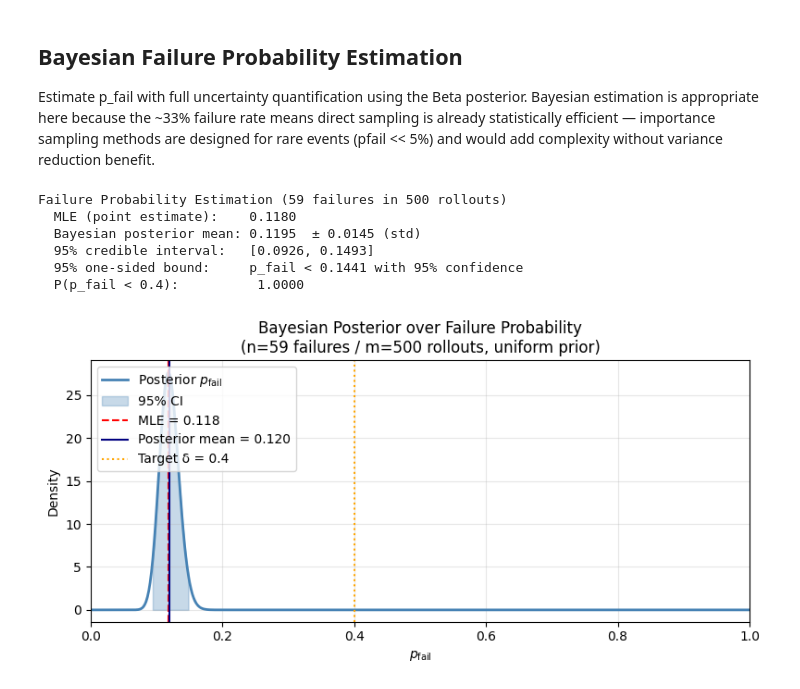
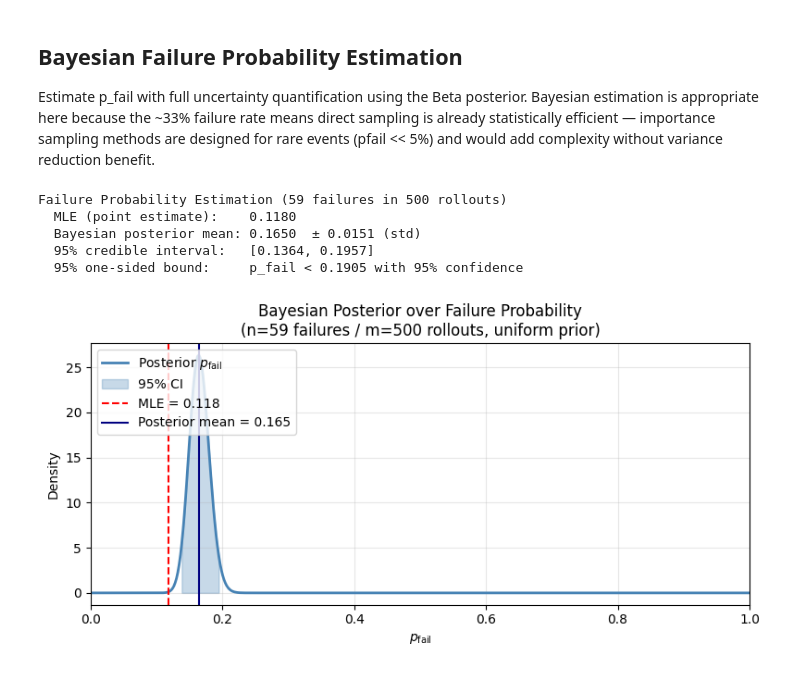
Before and after one commit to danieljiang520/StanfordRoundabout, a Jupyter notebook: traj_distribution.ipynb, the cells around one changed output. Drawn from its saved outputs; the diff is of its cells as text; code cells hidden in the pictures.

```diff
--- a/traj_distribution.ipynb
+++ b/traj_distribution.ipynb
@@ -331,42 +331,42 @@ import matplotlib.pyplot as plt
 
 # Estimate failure probability from the collected rollout logs
 # Uniform prior Beta(1, 1) — no prior bias toward safe or unsafe
-TARGET_DELTA = 0.4  # safety threshold: we want p_fail < this
+# TARGET_DELTA = 0.4  # safety threshold: we want p_fail < this
 
-result = estimate_failure_probability(logs, prior_alpha=1.0, prior_beta=1.0, target_delta=TARGET_DELTA)
-print_failure_probability_report(result, target_delta=TARGET_DELTA)
+# result = estimate_failure_probability(logs, prior_alpha=1.0, prior_beta=1.0, target_delta=TARGET_DELTA)
+result = estimate_failure_probability(logs, prior_alpha=40, prior_beta=60)
+print_failure_probability_report(result)
 
 # --- Plot posterior distribution over p_fail ---
 fig, ax = plt.subplots(figsize=(8, 4))
 
 p_vals = np.linspace(0, 1, 500)
 posterior = beta_dist(result["posterior_alpha"], result["posterior_beta"])
 ax.plot(p_vals, posterior.pdf(p_vals), color="steelblue", linewidth=2, label="Posterior $p_{\\mathrm{fail}}$")
 
 # Shade 95% credible interval
 ci_mask = (p_vals >= result["ci_95_low"]) & (p_vals <= result["ci_95_high"])
 ax.fill_between(p_vals[ci_mask], posterior.pdf(p_vals[ci_mask]), alpha=0.3, color="steelblue", label="95% CI")
 
 # Mark point estimates
 ax.axvline(result["mle"], color="red", linestyle="--", linewidth=1.5, label=f"MLE = {result['mle']:.3f}")
 ax.axvline(result["posterior_mean"], color="navy", linestyle="-", linewidth=1.5, label=f"Posterior mean = {result['posterior_mean']:.3f}")
-ax.axvline(TARGET_DELTA, color="orange", linestyle=":", linewidth=1.5, label=f"Target δ = {TARGET_DELTA}")
+# ax.axvline(TARGET_DELTA, color="orange", linestyle=":", linewidth=1.5, label=f"Target δ = {TARGET_DELTA}")
 
 ax.set_xlabel("$p_{\\mathrm{fail}}$")
 ax.set_ylabel("Density")
 ax.set_title(f"Bayesian Posterior over Failure Probability\n"
              f"(n={result['n_failures']} failures / m={result['n_rollouts']} rollouts, "
              f"uniform prior)")
 ax.legend(loc="upper left")
 ax.set_xlim(0, 1)
 ax.grid(True, alpha=0.3)
 plt.tight_layout()
 plt.show()
 # %% [output]
 Failure Probability Estimation (59 failures in 500 rollouts)
   MLE (point estimate):    0.1180
-  Bayesian posterior mean: 0.1195  ± 0.0145 (std)
-  95% credible interval:   [0.0926, 0.1493]
-  95% one-sided bound:     p_fail < 0.1441 with 95% confidence
-  P(p_fail < 0.4):          1.0000
+  Bayesian posterior mean: 0.1650  ± 0.0151 (std)
+  95% credible interval:   [0.1364, 0.1957]
+  95% one-sided bound:     p_fail < 0.1905 with 95% confidence
-[figure, old version]
+[figure, new version]
```
Also changed, not shown: parts of 4 cells of this notebook, 2 other files.
